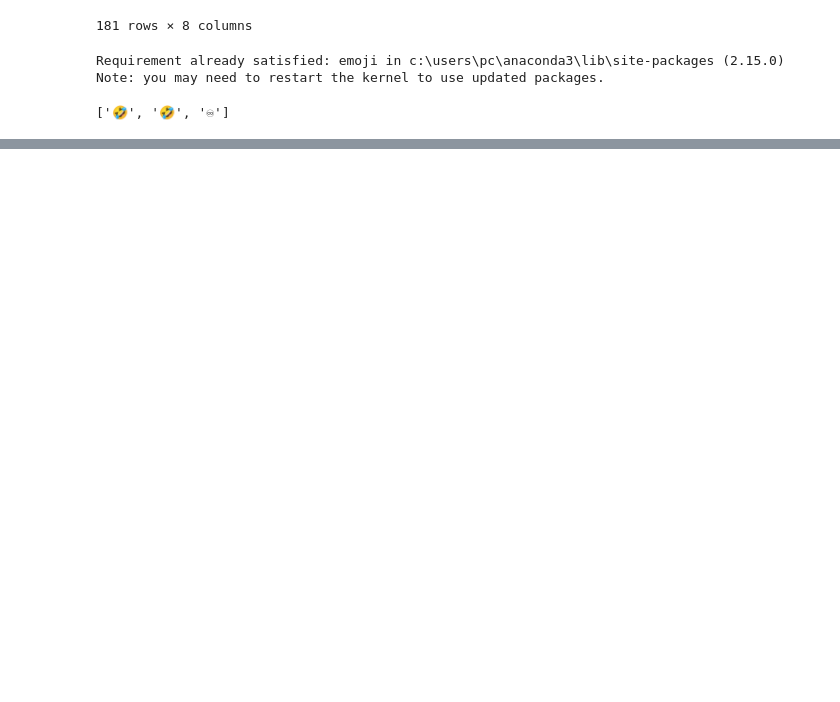
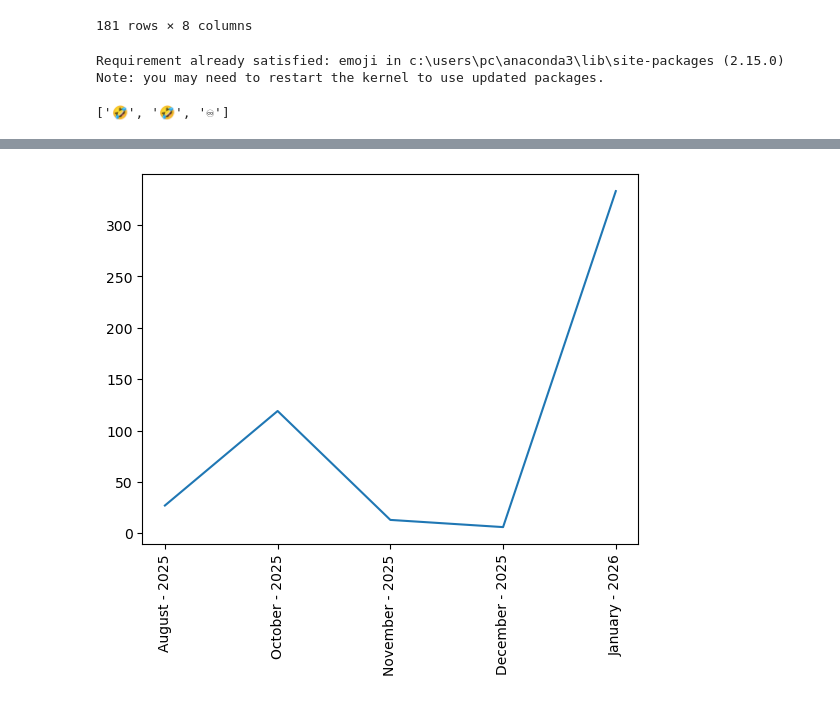
Before and after one commit to subal43/DS-WhatsApp-Chat-Analyzer, a Jupyter notebook: main.ipynb, the cells around one changed output, grey strips where cells are left out. Cells and saved outputs as stored; diff of their text form; code cells hidden in the pictures; blank space fills up the shorter version.

Commit message:
write monthly timeline

```diff
--- a/main.ipynb
+++ b/main.ipynb
@@ -204,2 +200,2 @@ df.sample(5)
 # %%
-df.groupby(["year","month_num","month"]).count()["messages"]
+timeline = df.groupby(["year","month_num","month"]).count()["messages"].reset_index()
@@ -213,0 +211,6 @@ Name: messages, dtype: int64
+# %%
+times = []
+for i in range(timeline.shape[0]):
+    times.append(timeline["month"][i]+" - "+str(timeline["year"][i]))
+# %%
+timeline["times"] = times
@@ -213,0 +226,7 @@ Name: messages, dtype: int64
+# %%
+import matplotlib.pyplot as plt
+plt.plot(timeline["times"] , timeline["messages"])
+plt.xticks(rotation = "vertical")
+plt.show()
+# %% [output]
+[figure, added]
```
Also changed, not shown: parts of 6 cells of this notebook.
